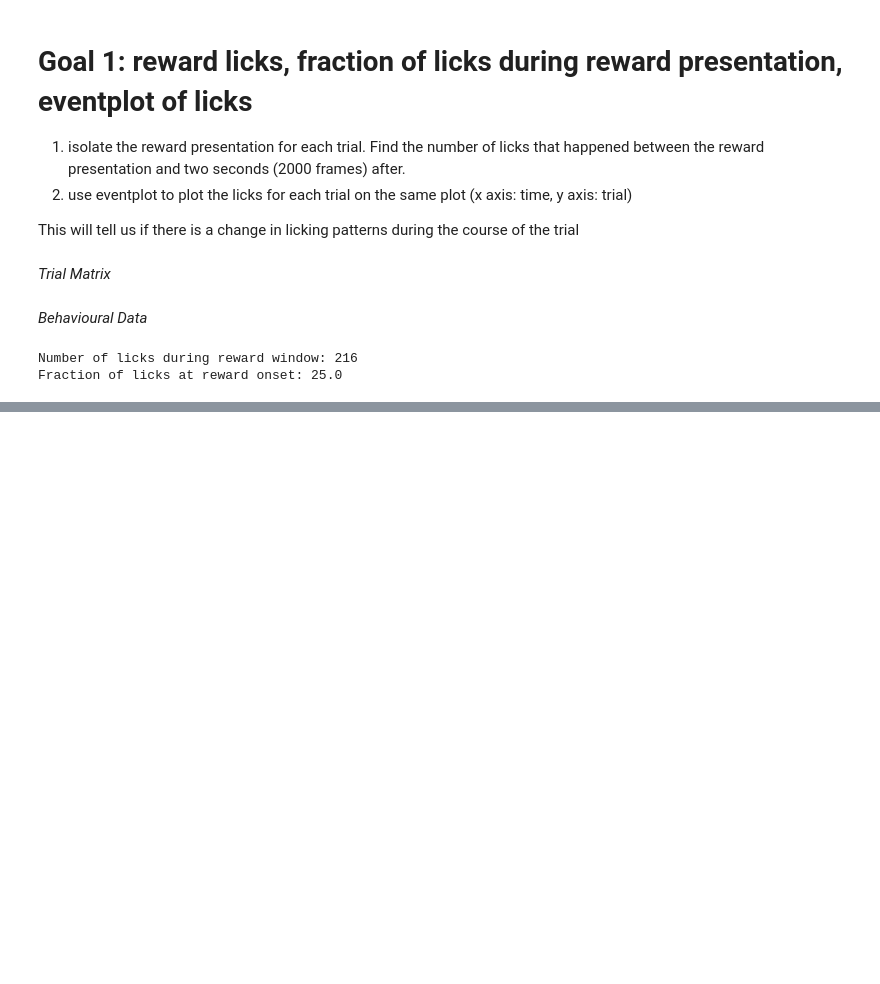
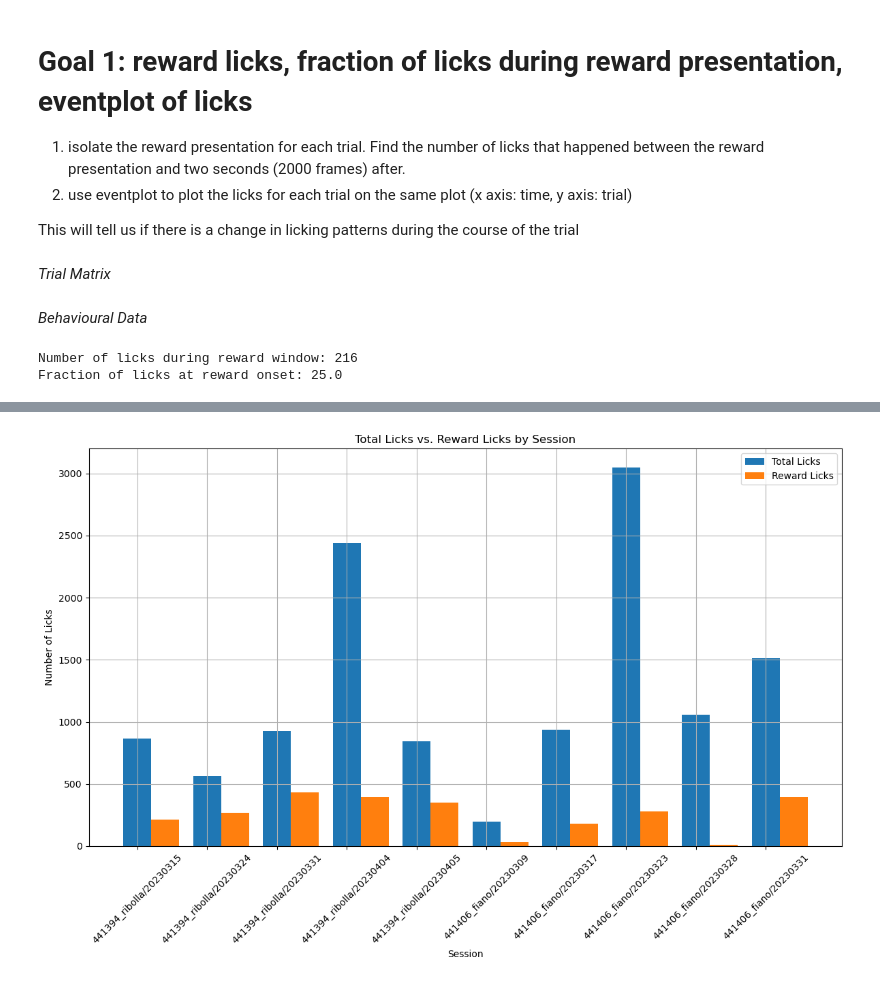
Before and after one commit to Marc-Mundo/Neurophysics_internship, a Jupyter notebook: notebooks/lick_events.ipynb, the cells around one changed output, grey strips where cells are left out. Cells and saved outputs as stored; diff of their text form; code cells hidden in the pictures; blank space fills up the shorter version.

Commit message:
added licks plot

```diff
--- a/notebooks/lick_events.ipynb
+++ b/notebooks/lick_events.ipynb
@@ -222,3 +222,44 @@ licks_df_output_path = Path('../data/final/lick_stats.csv')
 
 # Save the velocity dataframe to a CSV file
 licks_df.to_csv(licks_df_output_path, index=False)
+# %%
+# create save folder for lick reward plot
+save_folder = Path('./imgs/licks_vs_rz_licks')
+save_folder.mkdir(exist_ok=True,parents=True)
+
+# Read the CSV file into a pandas DataFrame
+df = pd.read_csv('../data/final/lick_stats.csv')
+
+# Extract the mouse type and date from the Session column
+df['Mouse'] = df['Session'].apply(lambda x: x.split('\\')[-2])
+df['Date'] = df['Session'].apply(lambda x: x.split('\\')[-1])
+
+# Combine the mouse type and date to form the new session names
+df['Shortened Session'] = df['Mouse'] + '/' + df['Date']
+
+# Create Plots
+plt.figure(figsize=(12, 8))
+
+# Plotting Total Licks and Reward Licks as Side-by-Side Bars
+bar_width = 0.4
+x_positions = range(len(df))
+
+plt.bar(x_positions, df['Total licks'], width=bar_width, label='Total Licks')
+plt.bar([pos + bar_width for pos in x_positions], df['Reward licks'], width=bar_width, label='Reward Licks')
+
+# Adjust x-axis ticks and labels
+plt.xticks(x_positions, df['Shortened Session'], rotation=45)
+
+plt.xlabel('Session')
+plt.ylabel('Number of Licks')
+plt.title('Total Licks vs. Reward Licks by Session')
+plt.legend()
+plt.grid(True)
+plt.tight_layout()
+
+# Save the plot as a PNG image
+plt.savefig(save_folder.joinpath('total_vs_reward_licks.png'))
+
+plt.show()
+# %% [output]
+[figure, added]
```
Also changed, not shown: parts of 3 cells of this notebook, 1 other file.
